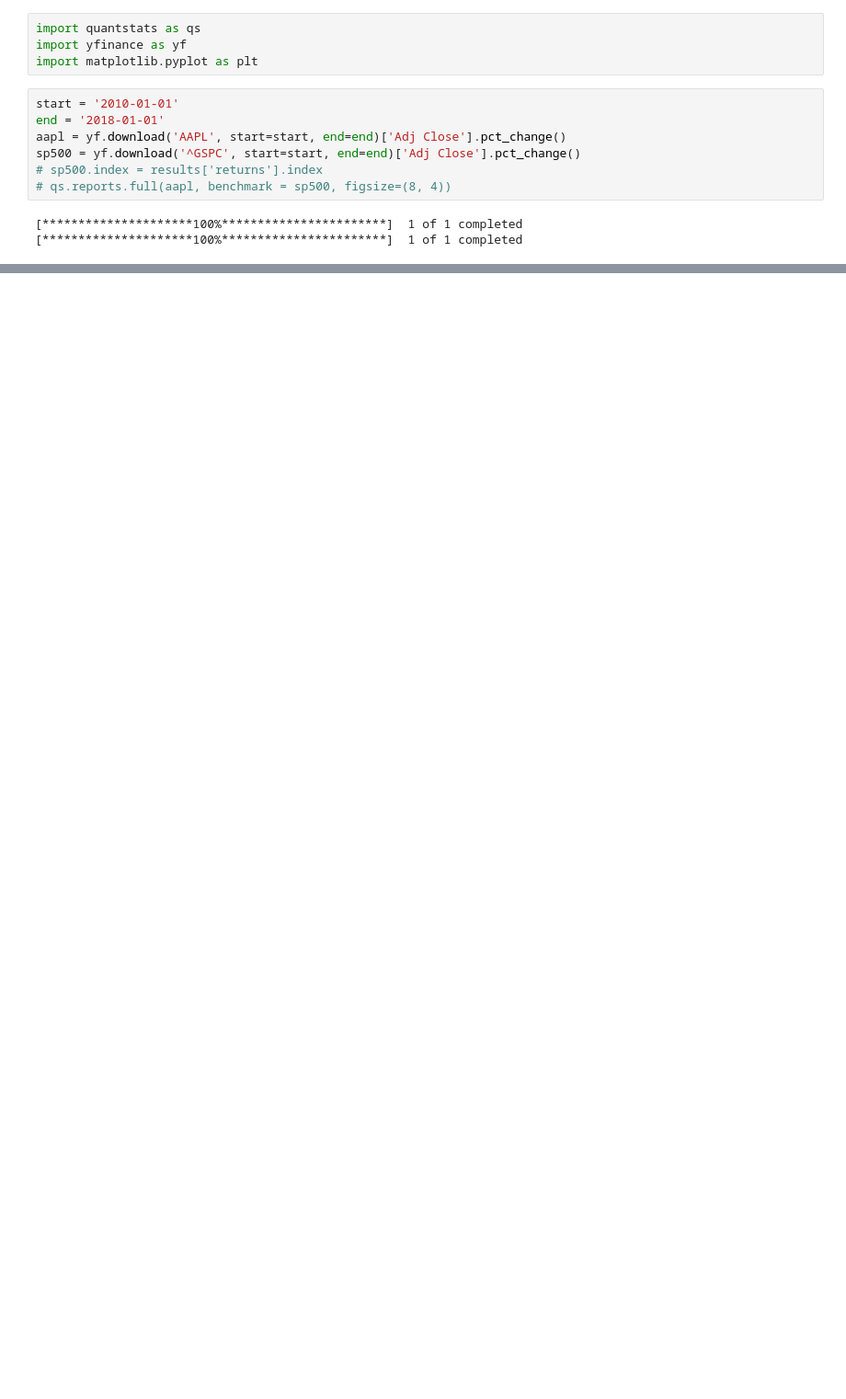
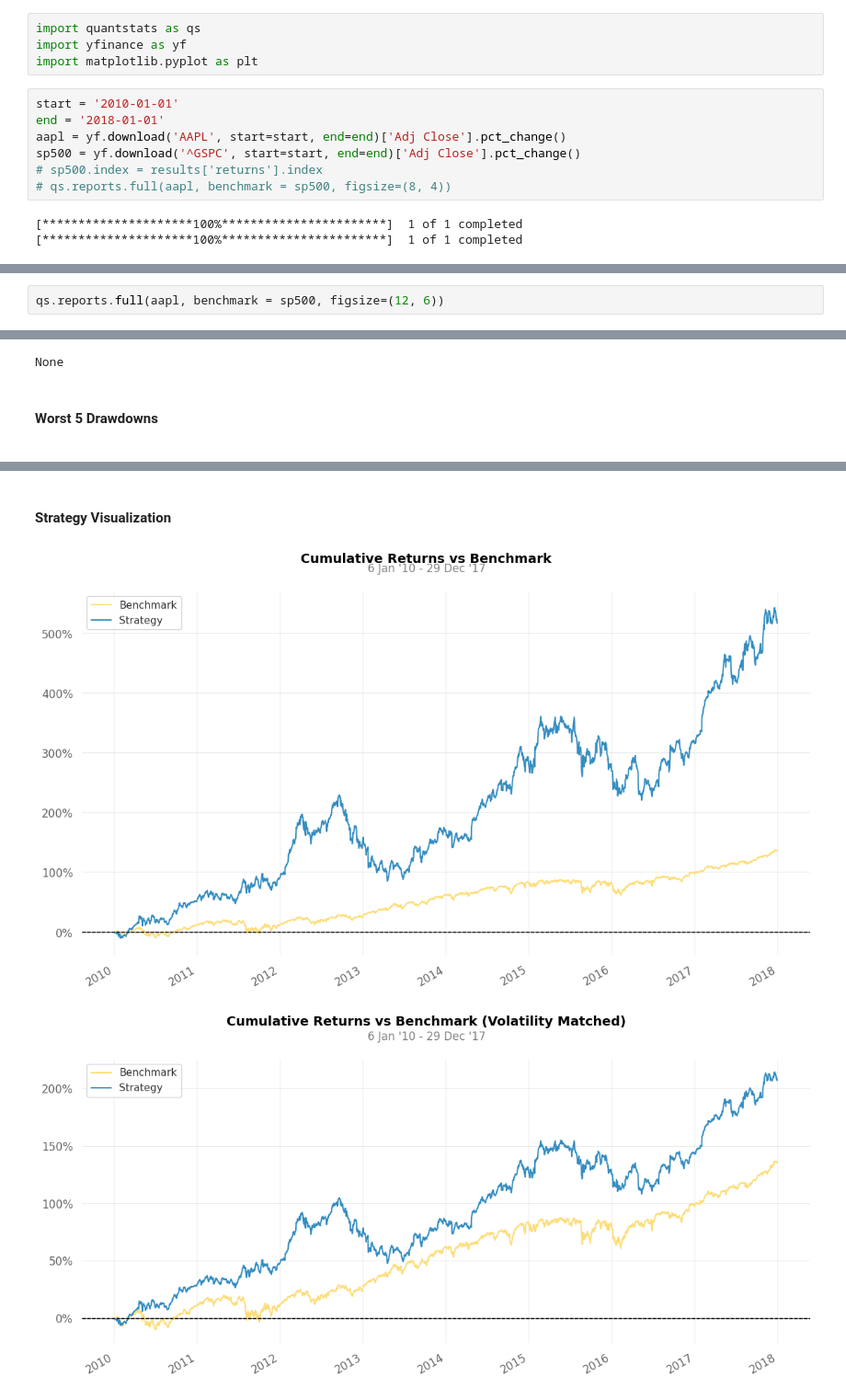
Before and after one commit to anchorblock/quantstats-1, a Jupyter notebook: test.ipynb, the cells around one changed output, grey strips where cells are left out. Shown at 92% size. Cells and saved outputs as stored; diff of their text form; blank space fills up the shorter version.

```diff
--- a/test.ipynb
+++ b/test.ipynb
@@ -36,3 +36,6 @@ Serenity Index      2.11         0.74
 Strategy Visualization
 [figure]
 [figure]
+# %%
+qs.reports.full(aapl, benchmark = sp500, figsize=(12, 6))
+# %% [output]
@@ -38,0 +61,2 @@ Strategy Visualization
+None
+Worst 5 Drawdowns
@@ -38,0 +69,3 @@ Strategy Visualization
+Strategy Visualization
+[figure, added]
+[figure, added]
```
Also changed, not shown: parts of 2 cells of this notebook, 1 other file.
